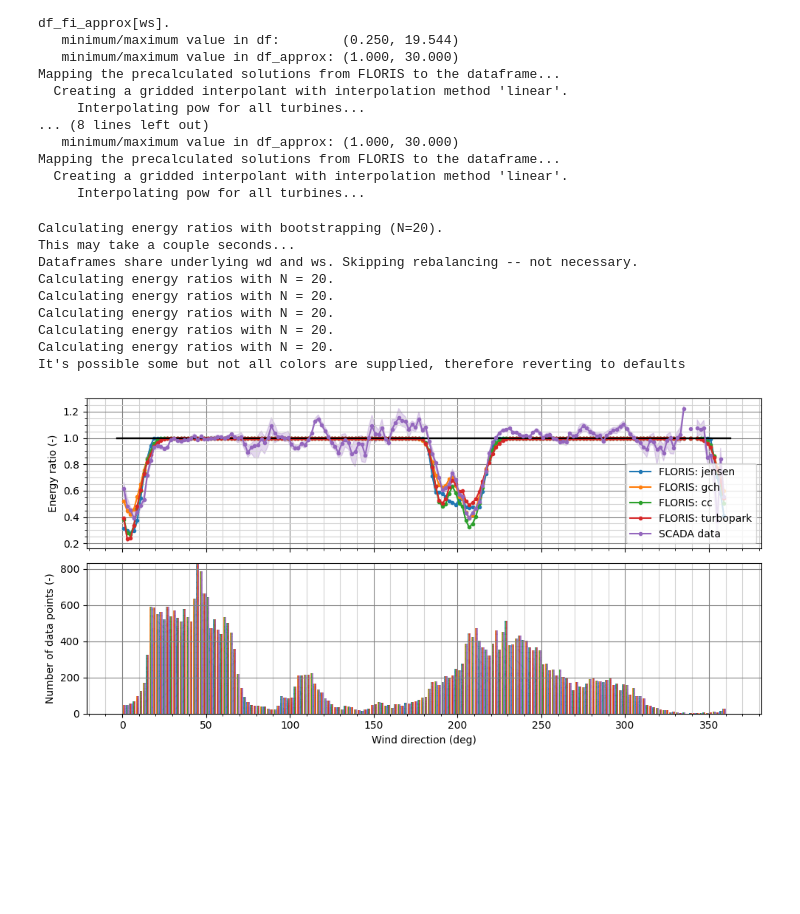
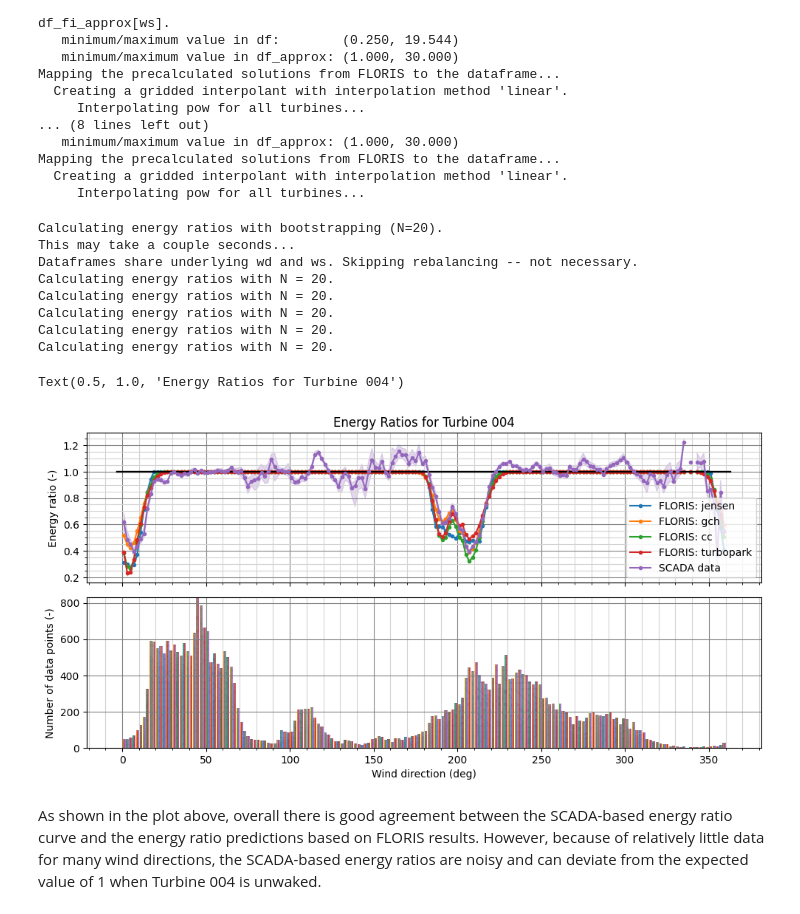
Before and after one commit to NREL/flasc, a Jupyter notebook: examples_smarteole/05_baseline_analysis.ipynb, the cells around one changed output. Cells and saved outputs as stored; diff of their text form; code cells hidden in the pictures; blank space fills up the shorter version.

Commit message:
claening up smarteole energy ratio notebook 05

```diff
--- a/examples_smarteole/05_baseline_analysis.ipynb
+++ b/examples_smarteole/05_baseline_analysis.ipynb
@@ -131,7 +109,6 @@ precalculated in 01_precalculate_floris_solutions
 # Get FLORIS predictions for SCADA dataframe
 
 # Get a list of precalculated FLORIS results
-# root_path = os.path.dirname(os.path.abspath(__file__))
 floris_path = Path.cwd() / "precalculated_floris_solutions"
 wake_models = ["jensen", "gch", "cc", "turbopark"]
 df_fi_list = [None for _ in wake_models]
@@ -140,7 +117,7 @@ for wii, wake_model in enumerate(wake_models):
     if fn.is_file():
         df_fi_approx = pd.read_feather(fn)
     else:
-        raise UserWarning("Please run 'setup_floris_model/precalculate_floris_solutions.py' for the appropriate wake models first.")
+        raise UserWarning("Please run '01_precalculate_floris_solutions.ipynb' for the appropriate wake models first.")
 
     df_fi_list[wii] = ftools.interpolate_floris_from_df_approx(
         df=df_scada, df_approx=df_fi_approx, method="linear", verbose=True
@@ -177,28 +154,29 @@ s.add_df(df_scada, "SCADA data ")
 # %%
 N = 20
 print("Calculating energy ratios with bootstrapping (N={}).".format(N))
 print("This may take a couple seconds...")
 s.set_masks(ws_range=(6.0, 12.0))
 s.get_energy_ratios(
     test_turbines=[4],
     wd_step=2.0,
     wd_bin_width=2.0,
     ws_step=1.0,
     N=N,
     percentiles=[5.0, 95.0],
     verbose=True,
 )
 ax = s.plot_energy_ratios(show_barplot_legend=False)
-# ax[0].set_title("Energy ratios; test_turbines = {}".format(test_turbines))
-# plt.tight_layout()
+ax[0].set_title("Energy Ratios for Turbine 004")
 # %% [output]
 Calculating energy ratios with bootstrapping (N=20).
 This may take a couple seconds...
 Dataframes share underlying wd and ws. Skipping rebalancing -- not necessary.
 Calculating energy ratios with N = 20.
 Calculating energy ratios with N = 20.
 Calculating energy ratios with N = 20.
 Calculating energy ratios with N = 20.
 Calculating energy ratios with N = 20.
-It's possible some but not all colors are supplied, therefore reverting to defaults
+Text(0.5, 1.0, 'Energy Ratios for Turbine 004')
-[figure, old version]
+[figure, new version]
+# %% [markdown]
+As shown in the plot above, overall there is good agreement between the SCADA-based energy ratio curve and the energy ratio predictions based on FLORIS results. However, because of relatively little data for many wind directions, the SCADA-based energy ratios are noisy and can deviate from the expected value of 1 when Turbine 004 is unwaked.
```
Also changed, not shown: parts of 12 cells of this notebook.
